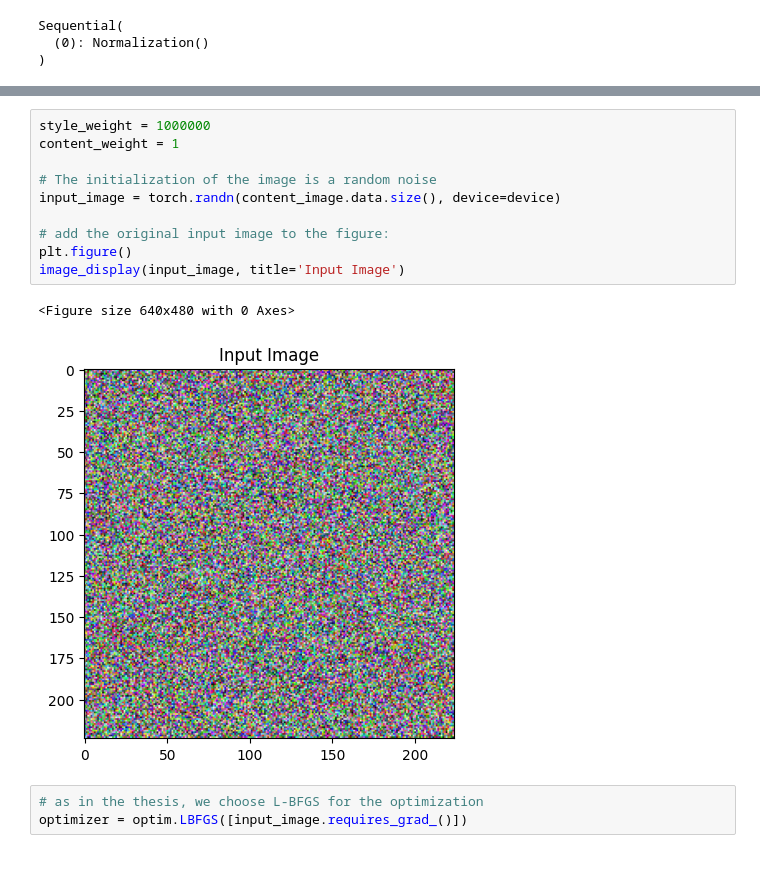
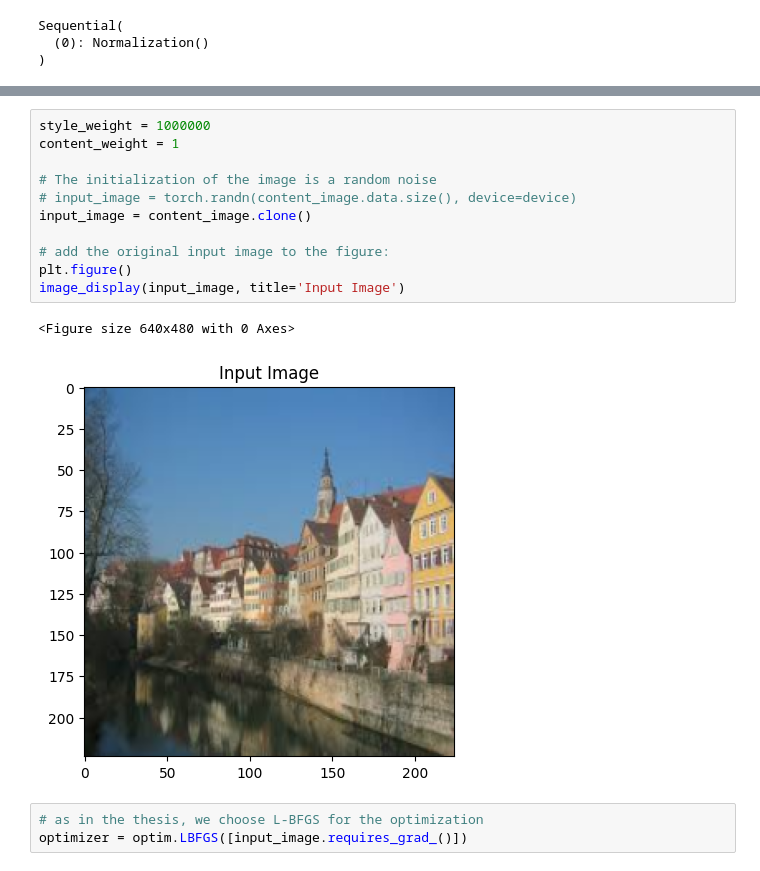
Before and after one commit to paulAdrienMarie/Img_Style_Transfer, a Jupyter notebook: notebooks/style_transfer.ipynb, the cells around one changed output, grey strips where cells are left out. Saved outputs shown, nothing was run; the diff lists cells and outputs as text.

```diff
--- a/notebooks/style_transfer.ipynb
+++ b/notebooks/style_transfer.ipynb
@@ -372,16 +369,17 @@ style_loss_28 StyleLoss()
 # %%
 style_weight = 1000000
 content_weight = 1
 
 # The initialization of the image is a random noise
-input_image = torch.randn(content_image.data.size(), device=device)
+# input_image = torch.randn(content_image.data.size(), device=device)
+input_image = content_image.clone()
 
 # add the original input image to the figure:
 plt.figure()
 image_display(input_image, title='Input Image')
 # %% [output]
 <Figure size 640x480 with 0 Axes>
-[figure, old version]
+[figure, new version]
 # %%
 # as in the thesis, we choose L-BFGS for the optimization
 optimizer = optim.LBFGS([input_image.requires_grad_()])
```
Also changed, not shown: parts of 4 cells of this notebook, 1 other file.
